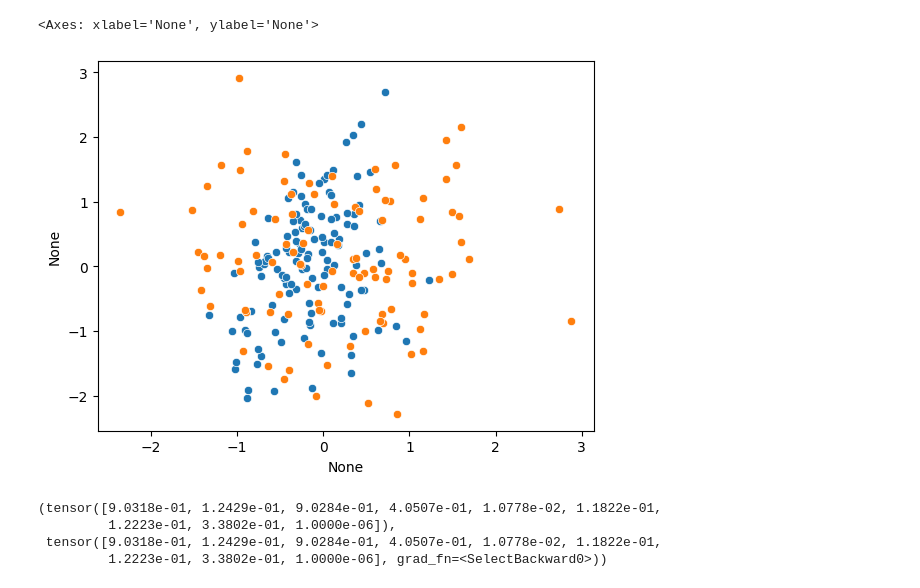
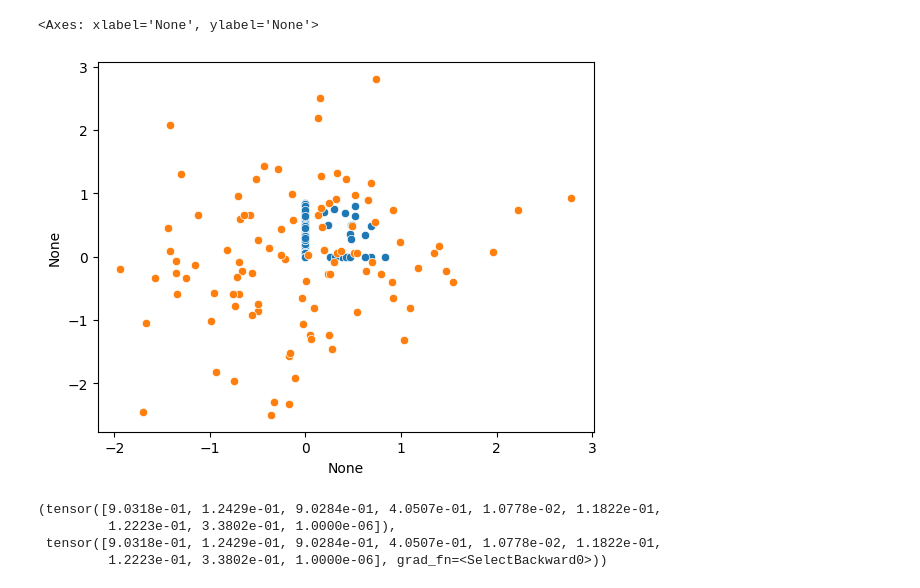
Before and after one commit to tochsner/ccd-validation, a Jupyter notebook: src/ml/ml_tests.ipynb, the cells around one changed output. Saved outputs shown, nothing was run; the diff lists cells and outputs as text; code cells hidden in the pictures.

```diff
--- a/src/ml/ml_tests.ipynb
+++ b/src/ml/ml_tests.ipynb
@@ -80,19 +80,19 @@ model = model_factory(
 # %%
 from src.ml.modeling.weight_sharing_tree_flow import WeightSharingTreeFlow
 
-model = WeightSharingTreeFlow.load_from_checkpoint("ml_data/models/debug_2025_01_09_14_09_19/yule-10_5/epoch=11-val_loss=-23.43.ckpt")
+model = WeightSharingTreeFlow.load_from_checkpoint("ml_data/models/debug_batch_norm_2025_01_10_11_38_58/yule-10_5/epoch=29-val_loss=-14.20.ckpt")
 model = model.eval()
 # %%
 import seaborn as sns
 sample = next(iter(val_loader))
 latent_space = model.forward(sample)["z"].detach().numpy()
-sns.scatterplot(x=latent_space[:, -1], y=latent_space[:, 1])
+sns.scatterplot(x=latent_space[:, -3], y=latent_space[:, 8])
 
 prior_latent_space = model.sample_from_base((100,2))
 sns.scatterplot(x=prior_latent_space[:, 0], y=prior_latent_space[:, 1])
 # %% [output]
 <Axes: xlabel='None', ylabel='None'>
-[figure, old version]
+[figure, new version]
 # %%
 latent = model.forward(sample)
 output = model.inverse(latent)
```
Also changed, not shown: parts of 2 cells of this notebook, 1 other file.
